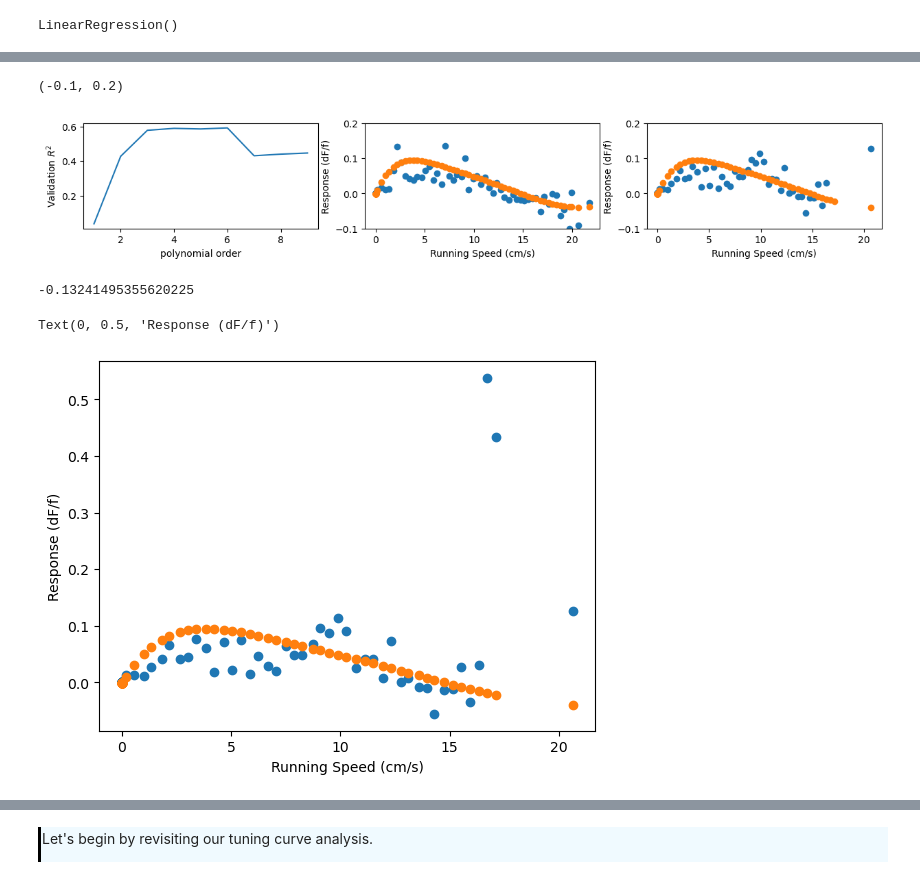
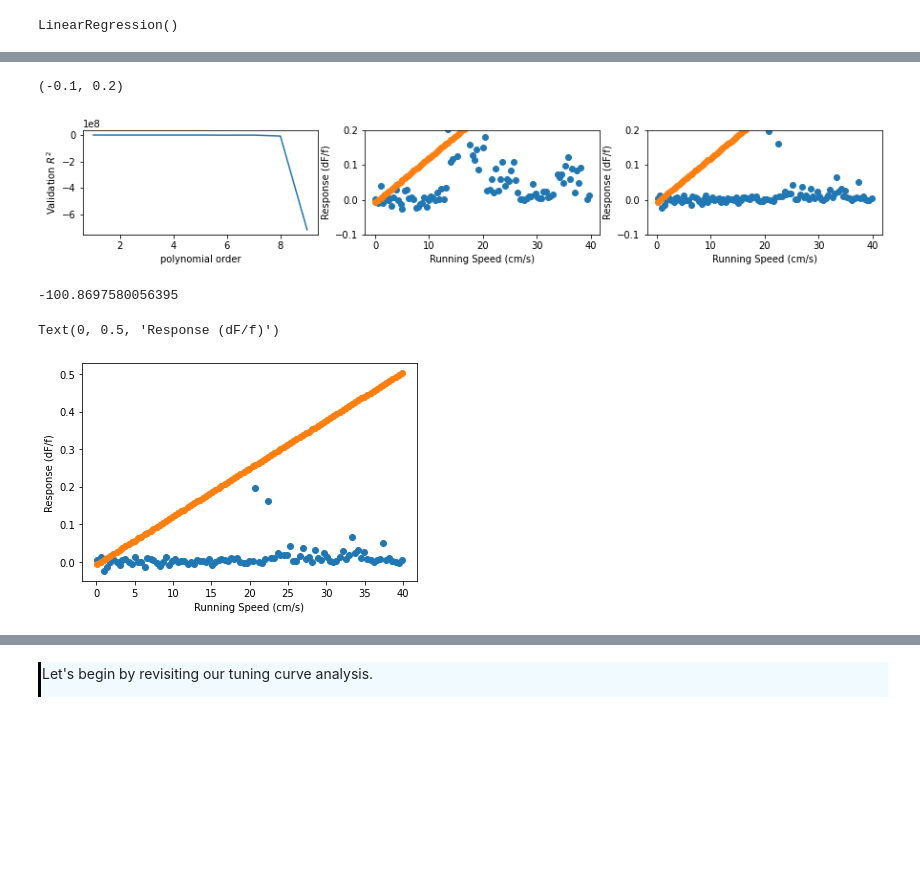
Before and after one commit to AllenInstitute/swdb_neural_encoding, a Jupyter notebook: code/Day1Workshop2.ipynb, the cells around one changed output, grey strips where cells are left out. Cells and saved outputs as stored; diff of their text form; code cells hidden in the pictures; blank space fills up the shorter version.

```diff
--- a/code/Day1Workshop2.ipynb
+++ b/code/Day1Workshop2.ipynb
@@ -504,17 +569,17 @@ max_order = 9
 
 lr_list = [LR() for i in range(max_order)]
 for i, lr in enumerate(lr_list):
-    running_nth_order = nth_polynomial(running_ds_train, i+1)
-    lr.fit(running_nth_order, dff_ds_train)
+    running_nth_order = nth_polynomial(running_bin_train, i+1)
+    lr.fit(running_nth_order, dff_bin_train)
 # %%
 fig, ax = plt.subplots(3,3, figsize=(15,15))
 
 for i, lr in enumerate(lr_list):
     xi = i%3
     yi = i//3
-    running_nth_order = nth_polynomial(running_ds_train, i+1)
-    ax[yi, xi].plot(running_ds_train, dff_ds_train, 'o')
-    ax[yi, xi].plot(running_ds_train, lr.predict(running_nth_order),'o')
+    running_nth_order = nth_polynomial(running_bin_train, i+1)
+    ax[yi, xi].plot(running_bin_train, dff_bin_train, 'o')
+    ax[yi, xi].plot(running_bin_train, lr.predict(running_nth_order),'o')
     ax[yi, xi].set_xlabel('Running Speed (cm/s)')
     ax[yi, xi].set_ylabel('Response (dF/f)')
 # %% [output]
@@ -525,9 +596,9 @@ fig, ax = plt.subplots(3,3, figsize=(15,15))
 for i, lr in enumerate(lr_list):
     xi = i%3
     yi = i//3
-    ax[yi, xi].plot(running_ds_validate, dff_ds_validate, 'o')
-    running_nth_order = nth_polynomial(running_ds_validate, i+1)
-    ax[yi, xi].plot(running_ds_validate, lr.predict(running_nth_order),'o')
+    ax[yi, xi].plot(running_bin_validate, dff_bin_validate, 'o')
+    running_nth_order = nth_polynomial(running_bin_validate, i+1)
+    ax[yi, xi].plot(running_bin_validate, lr.predict(running_nth_order),'o')
     ax[yi, xi].set_xlabel('Running Speed (cm/s)')
     ax[yi, xi].set_ylabel('Response (dF/f)')
 # %% [output]
@@ -536,8 +607,8 @@ for i, lr in enumerate(lr_list):
 R2_vals = []
 
 for i, lr in enumerate(lr_list):
-    running_nth_order = nth_polynomial(running_ds_validate, i+1)
-    R2 = lr.score(running_nth_order, dff_ds_validate)
+    running_nth_order = nth_polynomial(running_bin_validate, i+1)
+    R2 = lr.score(running_nth_order, dff_bin_validate)
     R2_vals.append(R2)
 
 order = np.arange(1,len(R2_vals)+1)
@@ -550,38 +621,38 @@ ax[0].set_xlabel('polynomial order')
 best_model_index = np.argmax(R2_vals)
 lr_best = lr_list[best_model_index]
 
-ax[1].plot(running_ds_validate, dff_ds_validate, 'o')
-running_nth_order = nth_polynomial(running_ds_validate, best_model_index+1)
-ax[1].plot(running_ds_validate, lr_best.predict(running_nth_order),'o')
+ax[1].plot(running_bin_validate, dff_bin_validate, 'o')
+running_nth_order = nth_polynomial(running_bin_validate, best_model_index+1)
+ax[1].plot(running_bin_validate, lr_best.predict(running_nth_order),'o')
 ax[1].set_xlabel('Running Speed (cm/s)')
 ax[1].set_ylabel('Response (dF/f)')
 ax[1].set_ylim(-0.1, 0.2)
 
-ax[2].plot(running_ds_test, dff_ds_test, 'o')
-running_nth_order = nth_polynomial(running_ds_test, best_model_index+1)
-ax[2].plot(running_ds_test, lr_best.predict(running_nth_order),'o')
+ax[2].plot(running_bin_test, dff_bin_test, 'o')
+running_nth_order = nth_polynomial(running_bin_test, best_model_index+1)
+ax[2].plot(running_bin_test, lr_best.predict(running_nth_order),'o')
 ax[2].set_xlabel('Running Speed (cm/s)')
 ax[2].set_ylabel('Response (dF/f)')
 ax[2].set_ylim(-0.1, 0.2)
 # %% [output]
 (-0.1, 0.2)
-[figure, old version]
+[figure, new version]
 # %%
-running_nth_order = nth_polynomial(running_ds_test, best_model_index+1)
-print(lr_best.score(running_nth_order, dff_ds_test))
+running_nth_order = nth_polynomial(running_bin_test, best_model_index+1)
+print(lr_best.score(running_nth_order, dff_bin_test))
 # %% [output]
--0.13241495355620225
+-100.8697580056395
 # %%
 fig, ax = plt.subplots()
 
-ax.plot(running_ds_test, dff_ds_test, 'o')
-running_nth_order = nth_polynomial(running_ds_test, best_model_index+1)
-ax.plot(running_ds_test, lr_best.predict(running_nth_order),'o')
+ax.plot(running_bin_test, dff_bin_test, 'o')
+running_nth_order = nth_polynomial(running_bin_test, best_model_index+1)
+ax.plot(running_bin_test, lr_best.predict(running_nth_order),'o')
 ax.set_xlabel('Running Speed (cm/s)')
 ax.set_ylabel('Response (dF/f)')
 # %% [output]
 Text(0, 0.5, 'Response (dF/f)')
-[figure, old version]
+[figure, new version]
 # %% [markdown]
 <div style="border-left: 3px solid #000; padding: 1px; padding-left: 10px; background: #F0FAFF; ">
 <h2>Casting tuning curve prediction as a regression problem</h2>
```
Also changed, not shown: parts of 61 cells of this notebook.
